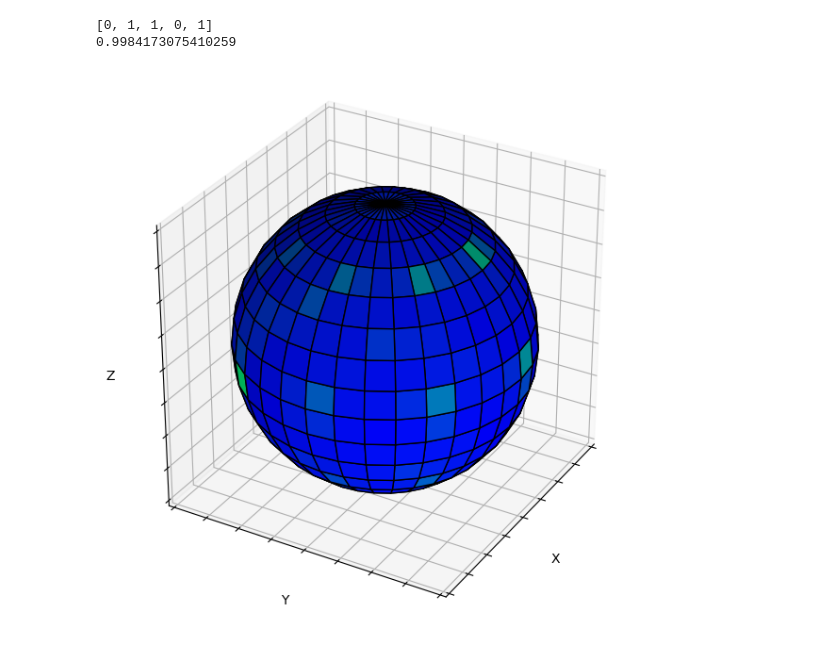
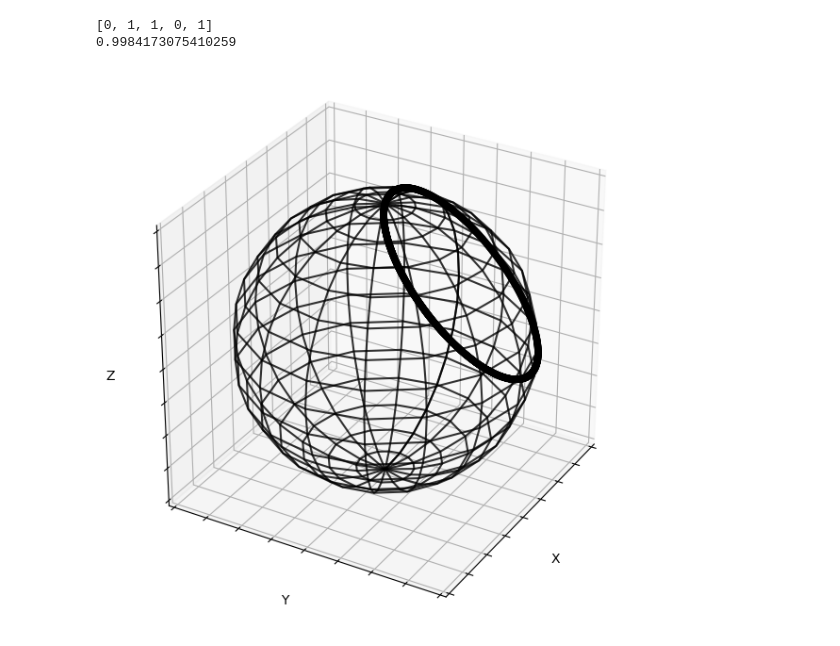
Before and after one commit to Orth-Research/circuit_rl, a Jupyter notebook: mdp_dynamics.ipynb, the cells around one changed output. Drawn from its saved outputs; the diff is of its cells as text; code cells hidden in the pictures.

```diff
--- a/mdp_dynamics.ipynb
+++ b/mdp_dynamics.ipynb
@@ -83,7 +83,7 @@ GATES = {
 goal = generate_target_circuit(n=n)
 # goal = random_unitary(2)
 thetas = pd.cut(np.linspace(0, np.pi, k), k, precision=10)
-phis = pd.cut(np.linspace(-np.pi, np.pi, 2*k), 2*k,  precision=10)
+phis = pd.cut(np.linspace(-np.pi, np.pi, k), k,  precision=10)
 goal_reg = statevector_to_bloch_reg(goal)
 
 states = [(i, j) for i in range(len(thetas)) for j in range(len(phis))]
@@ -262,8 +286,8 @@ yp = []
 zp = []
 for i in range(len(goals)):
     theta, phi = statevector_to_angles(goals[i])
-    xp.append(np.sin(theta)*np.cos(phi))
-    yp.append(np.sin(theta)*np.sin(phi))
+    xp.append(np.sin(theta)*np.sin(phi))
+    yp.append(np.sin(theta)*np.cos(phi))
     zp.append(np.cos(theta))
 # %%
 from mpl_toolkits.mplot3d import Axes3D
@@ -302,35 +326,35 @@ y = r*np.sin(theta)*np.sin(phi)
 z = r*np.cos(phi)
 
 norm = plt.Normalize()
-colors = plt.cm.winter(norm(v.reshape(len(thetas), len(phis))))
-# surf = ax.plot_wireframe(x, y, z, alpha=0.8)
-surf = ax.plot_surface(x, y, z, facecolors=colors, alpha=1)
+# colors = plt.cm.winter(norm(v.reshape(len(thetas), len(phis))))
+surf = ax.plot_wireframe(x, y, z, alpha=0.8)
+# surf = ax.plot_surface(x, y, z, facecolors=colors, alpha=1)
 
 # surf = ax.plot_surface(x, y, z, color='w', alpha=1)
 
 surf.set_edgecolors('k')
-# ax.scatter(xp, yp, zp, color='k', s=20)
+ax.scatter(xp, yp, zp, color='k', s=20)
 ax.view_init(azim=30, elev=30)
 # ax.axis('off')
 
 ax.set_xlim([-1,1])
 ax.set_ylim([-1,1])
 ax.set_zlim([-1,1])
 ax.set_xlabel('X')
 ax.set_ylabel('Y')
 ax.set_zlabel('Z')
 plt.tight_layout()
 
 # ax.set_yticks([])
 # ax.set_xticks([])
 # ax.set_zticks([])
 
 ax.axes.xaxis.set_ticklabels([])
 ax.axes.yaxis.set_ticklabels([])
 ax.axes.zaxis.set_ticklabels([])
 
 plt.grid(True)
 # plt.savefig('figures/policy.png', dpi=300, transparent=True, bbox_inches='tight')
 plt.show()
 # %% [output]
-[figure, old version]
+[figure, new version]
```
Also changed, not shown: parts of 2 cells of this notebook, 5 other files.
